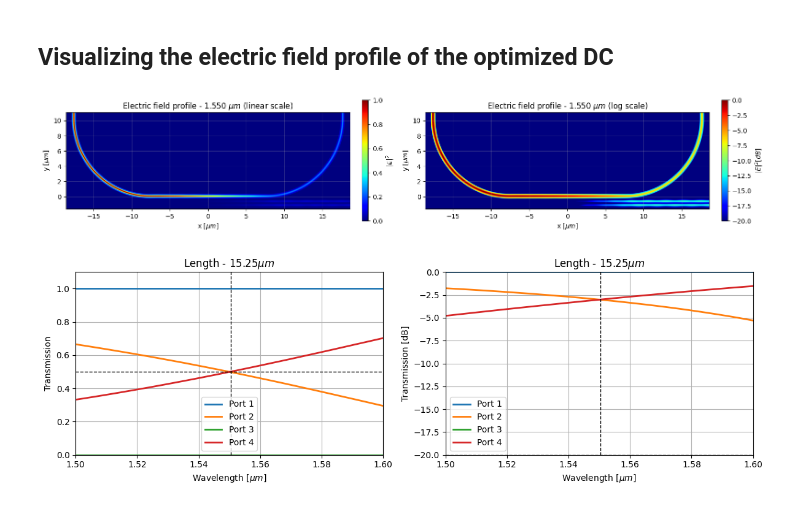
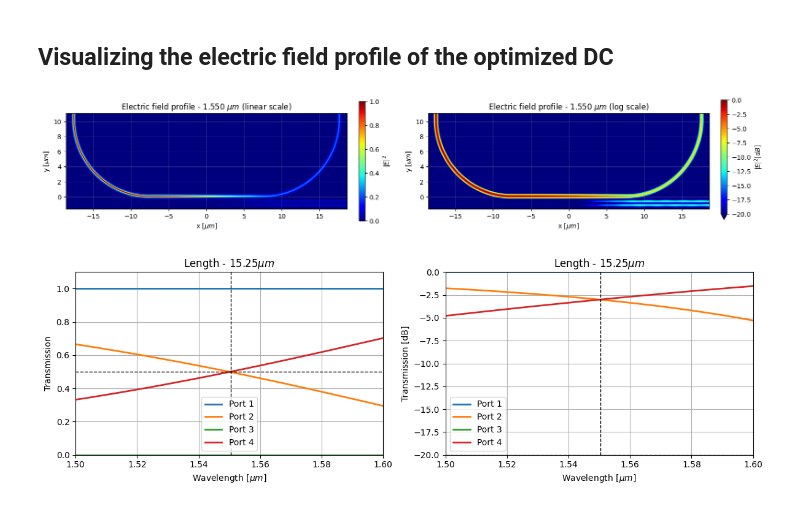
Before and after one commit to LucasGabrielMelo/Capacita-o---Fot-nica, a Jupyter notebook: APIPython/DirectionalCoupler/Mode_conversion_DC/Conversor_DC_FDTD.ipynb, the cells around one changed output. Saved outputs shown, nothing was run; the diff lists cells and outputs as text; code cells hidden in the pictures.

```diff
--- a/APIPython/DirectionalCoupler/Mode_conversion_DC/Conversor_DC_FDTD.ipynb
+++ b/APIPython/DirectionalCoupler/Mode_conversion_DC/Conversor_DC_FDTD.ipynb
@@ -461,27 +461,27 @@ ymax2 = np.max(y_efield2) / um
 # %%
 fig4, ax4 = plt.subplots(1,2,figsize=(16,4))
 im3 = ax4[0].imshow(np.rot90(eField_2[:,:,indxLambda]), extent=[xmin2, xmax2, ymin2, ymax2], vmin = 0, vmax = 1, cmap = 'jet')
 
 colorbar = plt.colorbar(im3,fraction = 0.02, pad =0.04, label = r'$|E|^2$')
 
 ax4[0].set_xlabel(r'x [$\mu m$]')
 ax4[0].set_ylabel(r'y [$\mu m$]')
 ax4[0].set_title(r'Electric field profile - %4.3f $\mu m$ (linear scale)' % (central_wavelength[indxLambda,0]/ um))
 ax4[0].grid(which='major', alpha = 0.25)
 
 im4 = ax4[1].imshow(np.rot90(10*np.log10(eField_2[:,:,indxLambda])), extent = [xmin2, xmax2, ymin2, ymax2], vmin = -20, vmax = 0, cmap = 'jet')
 
-colorbar = plt.colorbar(im4, fraction = 0.02, pad = 0.04, label = r'$|E|^2 [dB]$')
+colorbar = plt.colorbar(im4, fraction = 0.02, pad = 0.04, label = r'$|E|^2 [dB]$', extend = 'min')
 
 ax4[1].set_xlabel(r'x [$\mu m$]')
 ax4[1].set_ylabel(r'y [$\mu m$]')
 ax4[1].set_title(r'Electric field profile - %4.3f $\mu m$ (log scale)' % (central_wavelength[indxLambda,0]/ um))
 ax4[1].grid(which='major', alpha = 0.25)
 
 plt.tight_layout()
 plt.show()
 # %% [output]
-[figure, old version]
+[figure, new version]
 # %%
 fig5, ax5 = plt.subplots(1,2,figsize=(12,4))
 for i in range(1,5,1):
```
Also changed, not shown: parts of 1 cell of this notebook.
